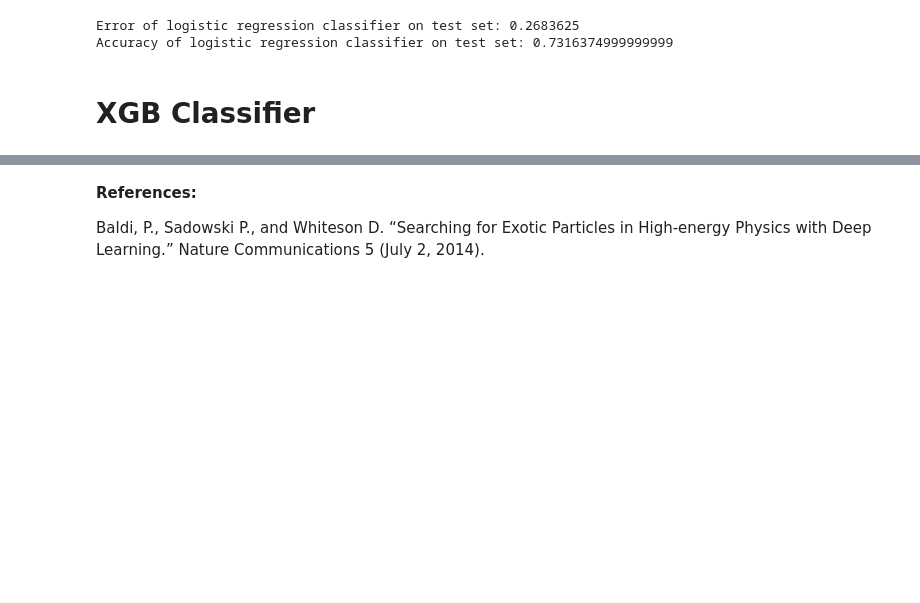
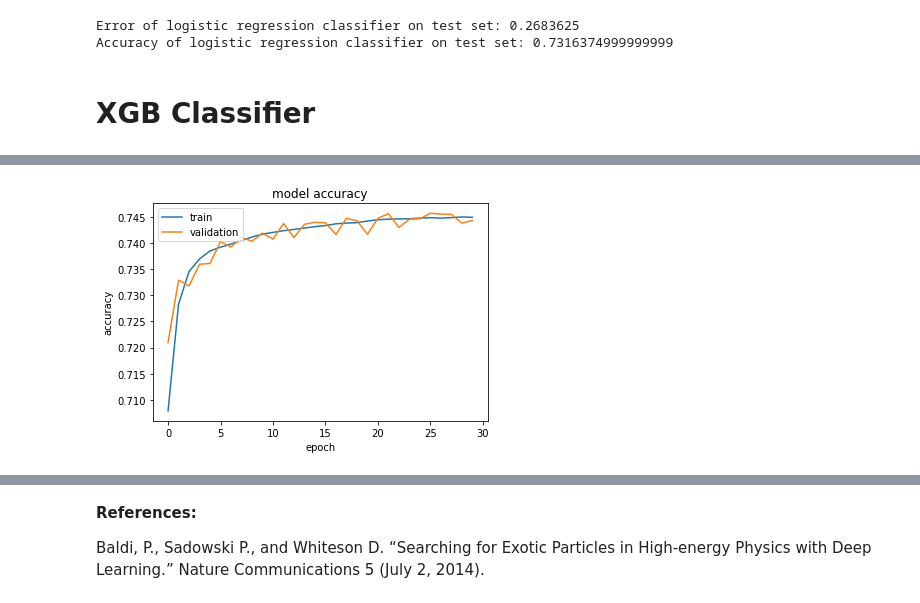
Before and after one commit to skc46/Machine_learning_notebooks, a Jupyter notebook: Higgs_vs_background.ipynb, the cells around one changed output, grey strips where cells are left out. Saved outputs shown, nothing was run; the diff lists cells and outputs as text; code cells hidden in the pictures; blank space fills up the shorter version.

```diff
--- a/Higgs_vs_background.ipynb
+++ b/Higgs_vs_background.ipynb
@@ -794,7 +688,9 @@ from numpy import loadtxt
 from keras.models import Sequential
 from keras.layers import Dense
 # %%
-model_nn = Sequential()
-model_nn.add(Dense(28, input_dim=28, activation='relu'))
-model_nn.add(Dense(8, activation='relu'))
-model_nn.add(Dense(1, activation='sigmoid'))
+model = Sequential([Dense(28, input_dim=28, activation='relu'),
+                  Dense(15, activation='relu'),
+                  Dense(10, activation='relu'),
+                  Dense(5, activation='relu'),
+                  Dense(1, activation='sigmoid'),
+                  ])
@@ -812,0 +697,10 @@ print(history.history.keys())
+# %%
+# compile the model and train it
+batch_size=32
+s = 30*len(X_train)//batch_size
+learning_schedule = tensorflow.keras.optimizers.schedules.ExponentialDecay(initial_learning_rate=0.1, decay_steps=s ,decay_rate=0.1)
+
+model.compile(loss='binary_crossentropy', optimizer = tensorflow.keras.optimizers.Adam(), metrics=['accuracy'])
+
+
+history=model.fit(X_train, y_train,validation_data=(X_val,y_val),epochs=30, batch_size=32, verbose=1)
@@ -813,9 +725,11 @@ print(history.history.keys())
 # %%
 # summarize history for accuracy
 plt.plot(history.history['accuracy'])
 plt.plot(history.history['val_accuracy'])
 plt.title('model accuracy')
 plt.ylabel('accuracy')
 plt.xlabel('epoch')
-plt.legend(['train', 'test'], loc='upper left')
+plt.legend(['train', 'validation'], loc='upper left')
 plt.show()
+# %% [output]
+[figure, added]
```
Also changed, not shown: parts of 54 cells of this notebook.
